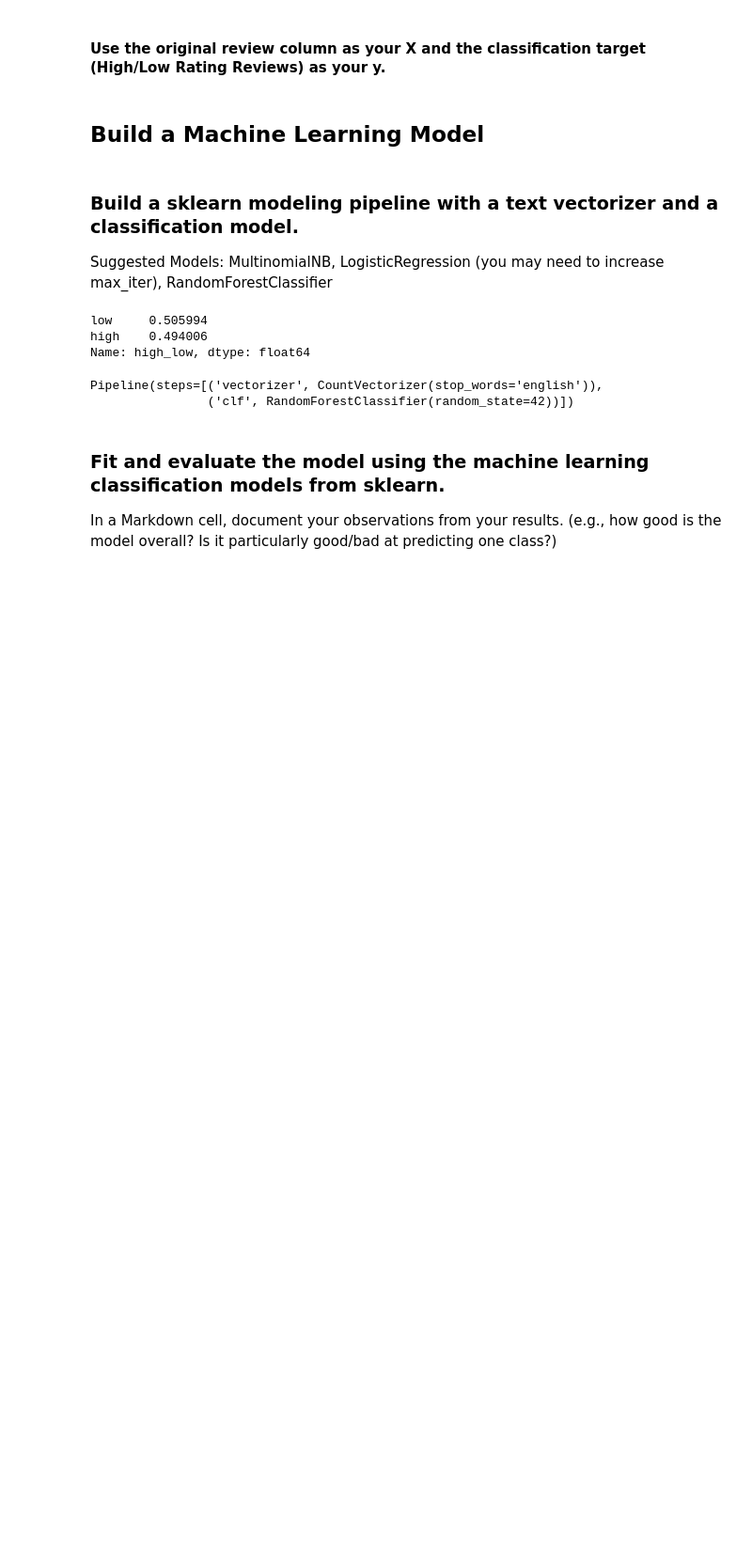
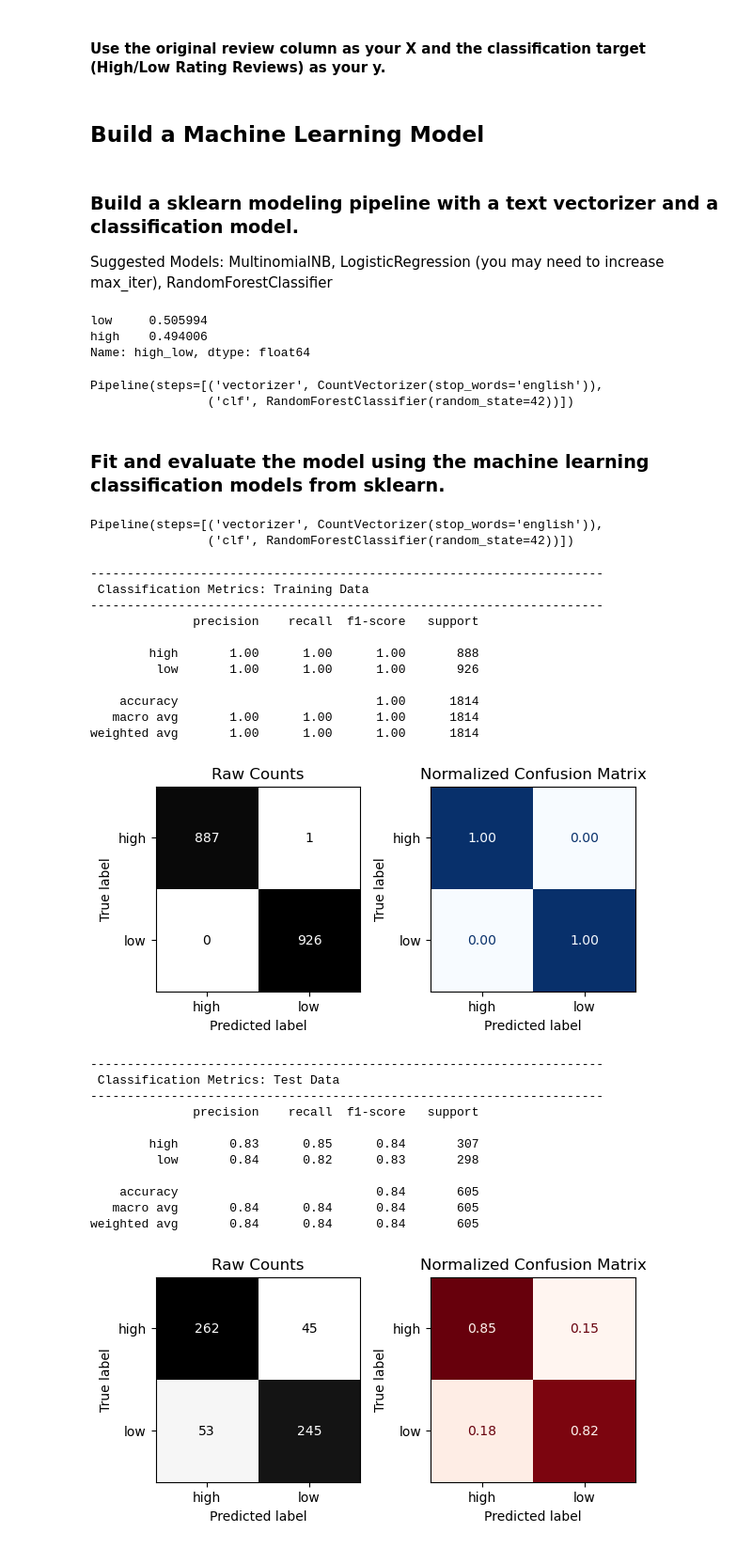
Before and after one commit to EhLeeOod/movie-project, a Jupyter notebook: part-6-review-classification.ipynb, the cells around one changed output. Shown at 94% size. Drawn from its saved outputs; the diff is of its cells as text; code cells hidden in the pictures; blank space fills up the shorter version.

```diff
--- a/part-6-review-classification.ipynb
+++ b/part-6-review-classification.ipynb
@@ -77,6 +154,10 @@ memory usage: 302.4+ KB
 # assign X and y
 X = df['review']
 y = df['high_low']
+# %%
+# train test split
+X_train, X_test, y_train, y_test = train_test_split(X,y,test_size=0.25,
+                                                    random_state=42)
 # %% [markdown]
 ## Build a Machine Learning Model
 # %% [markdown]
@@ -100,5 +181,37 @@ Pipeline(steps=[('vectorizer', CountVectorizer(stop_words='english')),
                 ('clf', RandomForestClassifier(random_state=42))])
 # %% [markdown]
 ### Fit and evaluate the model using the machine learning classification models from sklearn.
-
-In a Markdown cell, document your observations from your results. (e.g., how good is the model overall? Is it particularly good/bad at predicting one class?)
+# %%
+# fit model pipeline
+clf_pipe.fit(X_train, y_train)
+# %% [output]
+Pipeline(steps=[('vectorizer', CountVectorizer(stop_words='english')),
+                ('clf', RandomForestClassifier(random_state=42))])
+# %%
+# evaluate model
+evaluate_classification(clf_pipe, X_train,y_train, X_test, y_test)
+# %% [output]
+----------------------------------------------------------------------
+ Classification Metrics: Training Data
+----------------------------------------------------------------------
+              precision    recall  f1-score   support
+
+        high       1.00      1.00      1.00       888
+         low       1.00      1.00      1.00       926
+
+    accuracy                           1.00      1814
+   macro avg       1.00      1.00      1.00      1814
+weighted avg       1.00      1.00      1.00      1814
+[figure, added]
+----------------------------------------------------------------------
+ Classification Metrics: Test Data
+----------------------------------------------------------------------
+              precision    recall  f1-score   support
+
+        high       0.83      0.85      0.84       307
+         low       0.84      0.82      0.83       298
+
+    accuracy                           0.84       605
+   macro avg       0.84      0.84      0.84       605
+weighted avg       0.84      0.84      0.84       605
+[figure, added]
```
Also changed, not shown: parts of 8 cells of this notebook.
